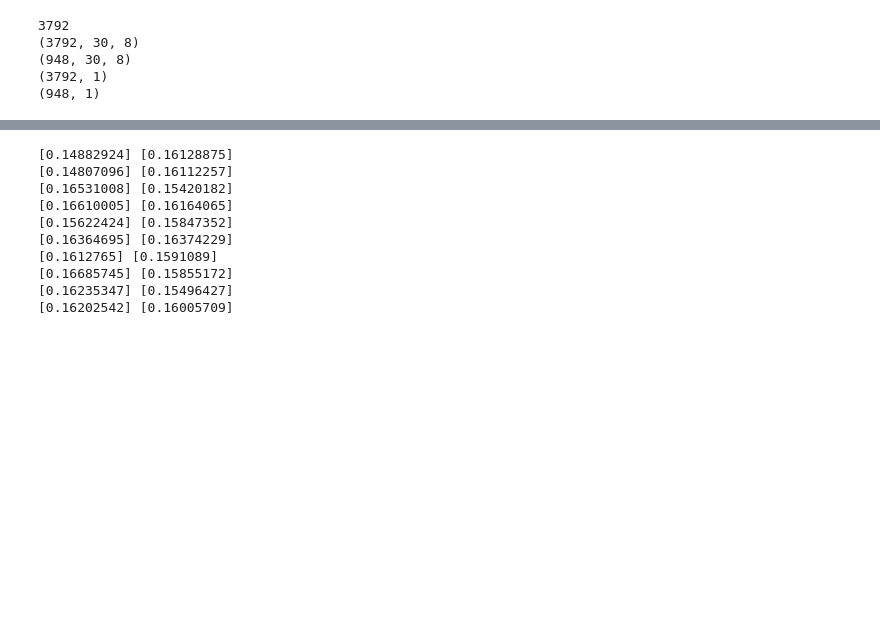
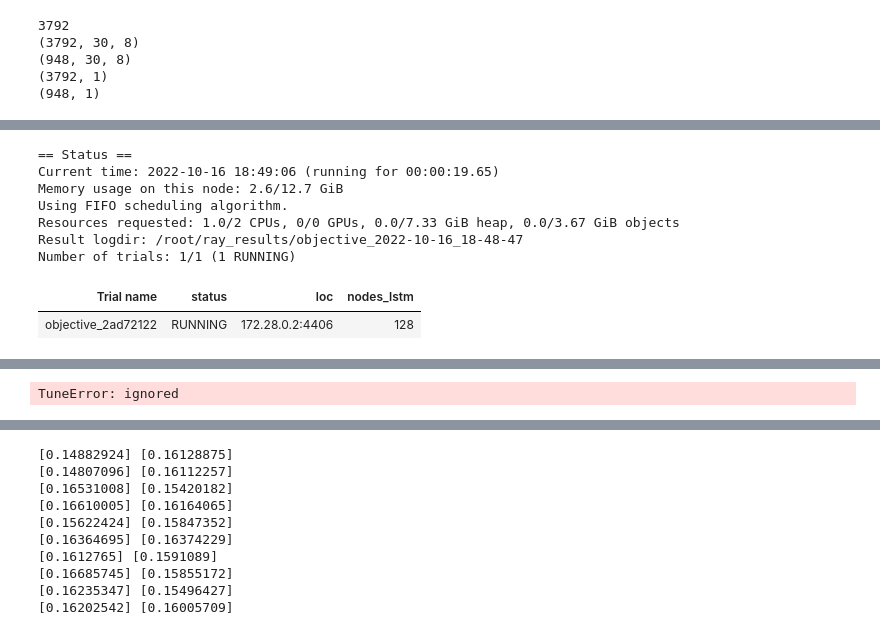
Before and after one commit to ElMango29/29021728_Personal_Project_Code, a Jupyter notebook: Personal_Project_Code_29021728.ipynb, the cells around one changed output, grey strips where cells are left out. Cells and saved outputs as stored; diff of their text form; code cells hidden in the pictures; blank space fills up the shorter version.

```diff
--- a/Personal_Project_Code_29021728.ipynb
+++ b/Personal_Project_Code_29021728.ipynb
@@ -300,0 +400,56 @@ Epoch 30/30
+# %%
+# Testing the Bayesian Optimisation
+
+from ray import tune
+from ray.tune.search.bayesopt import BayesOptSearch
+from ray.tune.search.hyperopt import HyperOptSearch
+import keras
+
+
+# 1. Wrap a Keras model in an objective function.
+def objective(config):
+    model = keras.models.Sequential()
+    model.add(keras.layers.LSTM(config["nodes_lstm"], name='first_layer'))
+    model.add(keras.layers.Dense(10, name='second_layer'))
+    model.add(keras.layers.Dense(1, activation='linear', name='output'))
+
+    adam = tf.keras.optimizers.Adam()
+    model.compile(optimizer=adam, loss='mse')
+    model.fit(x=X_train, y=y_train,
+            batch_size=25,
+            epochs=3,
+            shuffle=True,
+            validation_split=0.01)
+
+    results = model.evaluate(X_test, y_test, batch_size=128)
+    loss = results[0]
+    accuracy = results[1]
+
+    return {"accuracy": accuracy}
+
+
+# 2. Define a search space and initialize the search algorithm.
+search_space = {"nodes_lstm": tune.choice([32, 64, 96, 128])
+                # , "nodes_dense": tune.choice([5,10,15,20]),
+                # "learning_rate": tune.choice([1e-2, 1e-4]),
+                # "epochs":tune.choice([20,30,40,50]),
+                # "batch_size":tune.choice([64, 128])
+                }
+#algo = BayesOptSearch(metric="mean_loss", mode="min")
+algo = HyperOptSearch(metric="mean_loss", mode="min")
+
+
+# 3. Start a Tune
+tuner = tune.Tuner(
+    objective,
+    tune_config=tune.TuneConfig(
+        metric="mean_loss",
+        mode="min",
+        search_alg=algo,
+    ),
+    param_space=search_space,
+)
+results = tuner.fit()
+
+print("Best hyperparameters found were: ", results.get_best_result(metric="score", mode="min").config)
+# %% [output]
@@ -300,0 +457,9 @@ Epoch 30/30
+== Status ==
+Current time: 2022-10-16 18:49:06 (running for 00:00:19.65)
+Memory usage on this node: 2.6/12.7 GiB
+Using FIFO scheduling algorithm.
+Resources requested: 1.0/2 CPUs, 0/0 GPUs, 0.0/7.33 GiB heap, 0.0/3.67 GiB objects
+Result logdir: /root/ray_results/objective_2022-10-16_18-48-47
+Number of trials: 1/1 (1 RUNNING)
+| Trial name | status | loc | nodes_lstm |
+| objective_2ad72122 | RUNNING | 172.28.0.2:4406 | 128 |
@@ -300,0 +473 @@ Epoch 30/30
+TuneError: ignored
```
Also changed, not shown: parts of 12 cells of this notebook.
